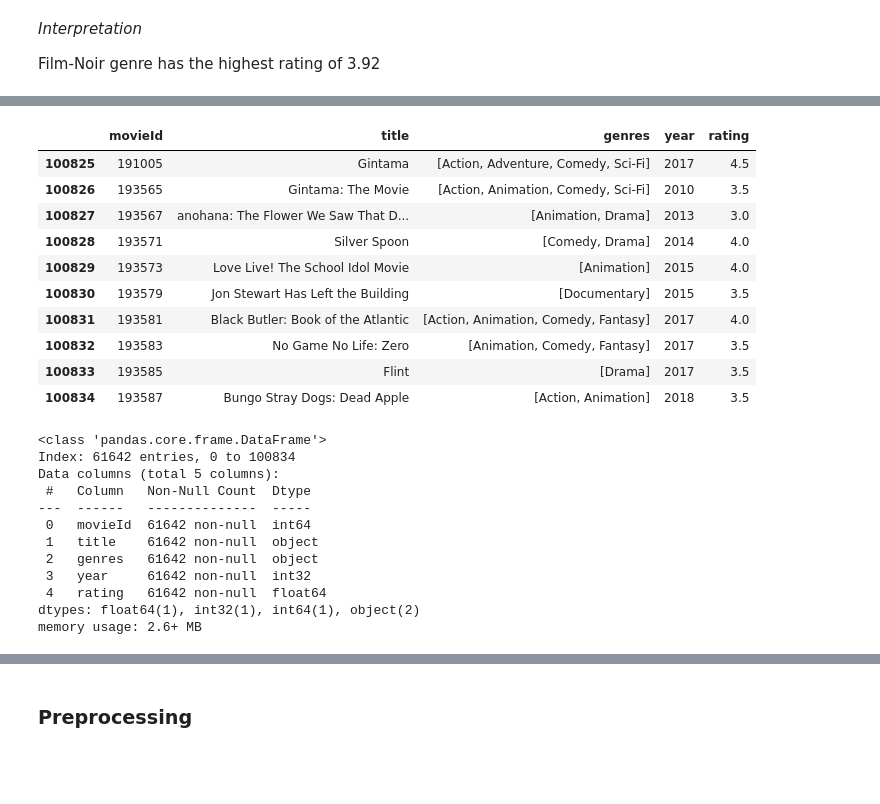
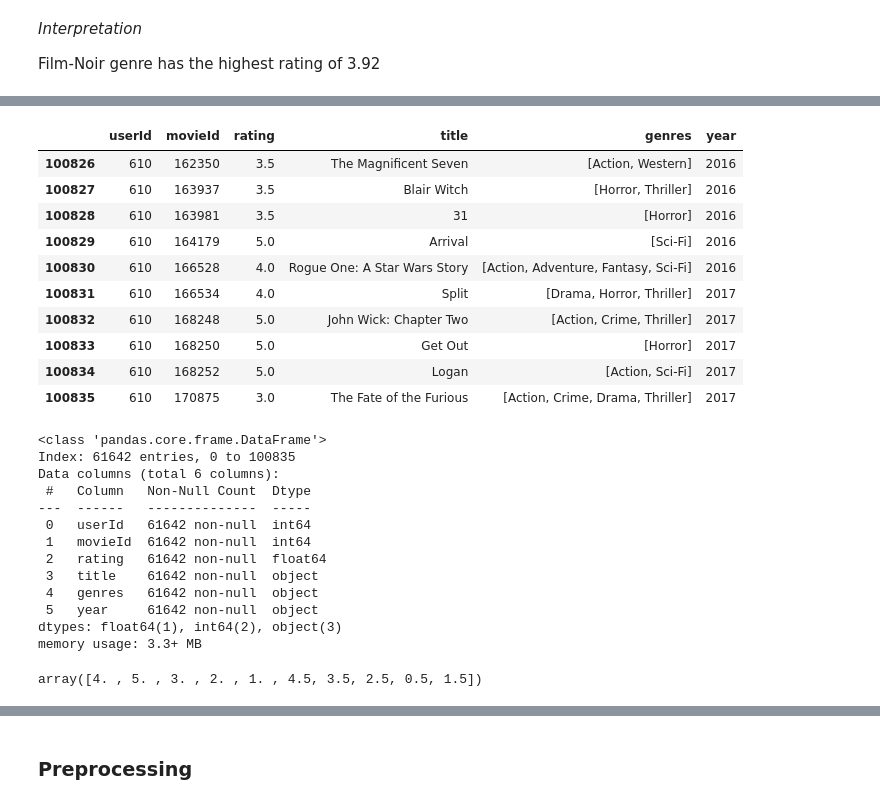
Before and after one commit to dantegaucho/Movie-recommendation-system, a Jupyter notebook: index.ipynb, the cells around one changed output, grey strips where cells are left out. Saved outputs shown, nothing was run; the diff lists cells and outputs as text; code cells hidden in the pictures; blank space fills up the shorter version.

```diff
--- a/index.ipynb
+++ b/index.ipynb
@@ -84,7 +109,3 @@ movie_df.head()
 | 2 | 3 | Grumpier Old Men | Comedy|Romance | 1995 |
 | 3 | 4 | Waiting to Exhale | Comedy|Drama|Romance | 1995 |
 | 4 | 5 | Father of the Bride Part II | Comedy | 1995 |
-# %%
-# make genres an array
-movie_df['genres'] = movie_df['genres'].str.split('|')
-movie_df.head()
@@ -107,0 +112,12 @@ ratings_df.head()
+# %%
+# conert genres to an array
+movie_df['genres'] = movie_df['genres'].apply(lambda x: x if isinstance(x, list) else x.split('|'))
+# create a new dataframe with the genres as columns
+genres_df = pd.DataFrame(mlb.fit_transform(movie_df['genres']),
+                          columns=mlb.classes_,
+                          index=movie_df.index)
+# concatenate the genres dataframe with the movie dataframe
+movie_df = pd.concat([movie_df, genres_df], axis=1)
+# drop the genres column
+movie_df = movie_df.drop(columns=['genres'])
+movie_df.head()
@@ -197,6 +212,9 @@ plt.show()
 ### Visualizing rating per movie
 # %%
 # Rating per movie
+# Merge ratings_df with movie_df to get movie titles
+movie_ratings_df = ratings_df.reset_index().merge(movie_df[['movieId', 'title']], on='movieId', how='left')
+
 plt.figure(figsize=(12, 6))
 movie_ratings_df.groupby('title')['rating'].mean().sort_values(ascending=False).head(10).plot(kind='bar', color='orange', edgecolor='black')
 plt.title('Top 10 Movies by Average Rating')
@@ -208,7 +226,14 @@ plt.show()
 # %% [output]
 [figure]
 # %%
-# plot the distribution of ratings per genre
+# Merge genres from movie_df into movie_ratings_df
+if 'genres' not in movie_ratings_df.columns:
+	# Get genres as a list from movie_df
+	genres_list = pd.read_csv("./data/movies.csv")['genres'].apply(lambda x: x.split('|'))
+	movie_genres = movie_df[['movieId']].copy()
+	movie_genres['genres'] = genres_list
+	movie_ratings_df = movie_ratings_df.merge(movie_genres, on='movieId', how='left')
+
 plt.figure(figsize=(12, 6))
 movie_ratings_df.explode('genres').groupby('genres')['rating'].mean().sort_values(ascending=False).head(10).plot(kind='bar', color='purple', edgecolor='black')
 plt.title('Top 10 Genres by Average Rating')
@@ -265,31 +283,40 @@ Name: count, Length: 107, dtype: int64
 # %%
 # drop year upto 1995
-movie_ratings_df = movie_ratings_df[movie_ratings_df['year'].astype(int) >= 1995]
+if 'year' not in movie_ratings_df.columns:
+	movie_ratings_df = movie_ratings_df.merge(movie_df[['movieId', 'year']], on='movieId', how='left')
+
+movie_ratings_df = movie_ratings_df[movie_ratings_df['year'].astype(float) >= 1995]
 movie_ratings_df.tail(10)
 # %% [output]
-|  | movieId | title | genres | year | rating |
-| 100825 | 191005 | Gintama | [Action, Adventure, Comedy, Sci-Fi] | 2017 | 4.5 |
-| 100826 | 193565 | Gintama: The Movie | [Action, Animation, Comedy, Sci-Fi] | 2010 | 3.5 |
-| 100827 | 193567 | anohana: The Flower We Saw That D... | [Animation, Drama] | 2013 | 3.0 |
-| 100828 | 193571 | Silver Spoon | [Comedy, Drama] | 2014 | 4.0 |
-| 100829 | 193573 | Love Live! The School Idol Movie | [Animation] | 2015 | 4.0 |
-| 100830 | 193579 | Jon Stewart Has Left the Building | [Documentary] | 2015 | 3.5 |
-| 100831 | 193581 | Black Butler: Book of the Atlantic | [Action, Animation, Comedy, Fantasy] | 2017 | 4.0 |
-| 100832 | 193583 | No Game No Life: Zero | [Animation, Comedy, Fantasy] | 2017 | 3.5 |
-| 100833 | 193585 | Flint | [Drama] | 2017 | 3.5 |
-| 100834 | 193587 | Bungo Stray Dogs: Dead Apple | [Action, Animation] | 2018 | 3.5 |
+|  | userId | movieId | rating | title | genres | year |
+| 100826 | 610 | 162350 | 3.5 | The Magnificent Seven | [Action, Western] | 2016 |
+| 100827 | 610 | 163937 | 3.5 | Blair Witch | [Horror, Thriller] | 2016 |
+| 100828 | 610 | 163981 | 3.5 | 31 | [Horror] | 2016 |
+| 100829 | 610 | 164179 | 5.0 | Arrival | [Sci-Fi] | 2016 |
+| 100830 | 610 | 166528 | 4.0 | Rogue One: A Star Wars Story | [Action, Adventure, Fantasy, Sci-Fi] | 2016 |
+| 100831 | 610 | 166534 | 4.0 | Split | [Drama, Horror, Thriller] | 2017 |
+| 100832 | 610 | 168248 | 5.0 | John Wick: Chapter Two | [Action, Crime, Thriller] | 2017 |
+| 100833 | 610 | 168250 | 5.0 | Get Out | [Horror] | 2017 |
+| 100834 | 610 | 168252 | 5.0 | Logan | [Action, Sci-Fi] | 2017 |
+| 100835 | 610 | 170875 | 3.0 | The Fate of the Furious | [Action, Crime, Drama, Thriller] | 2017 |
 # %%
 movie_ratings_df.info()
 # %% [output]
 <class 'pandas.core.frame.DataFrame'>
-Index: 61642 entries, 0 to 100834
-Data columns (total 5 columns):
+Index: 61642 entries, 0 to 100835
+Data columns (total 6 columns):
  #   Column   Non-Null Count  Dtype
 ---  ------   --------------  -----
- 0   movieId  61642 non-null  int64
- 1   title    61642 non-null  object
- 2   genres   61642 non-null  object
- 3   year     61642 non-null  int32
- 4   rating   61642 non-null  float64
-dtypes: float64(1), int32(1), int64(1), object(2)
-memory usage: 2.6+ MB
+ 0   userId   61642 non-null  int64
+ 1   movieId  61642 non-null  int64
+ 2   rating   61642 non-null  float64
+ 3   title    61642 non-null  object
+ 4   genres   61642 non-null  object
+ 5   year     61642 non-null  object
+dtypes: float64(1), int64(2), object(3)
+memory usage: 3.3+ MB
+# %%
+movie_ratings_copy = movie_ratings_df.copy()
+movie_ratings_df['rating'].unique()
+# %% [output]
+array([4. , 5. , 3. , 2. , 1. , 4.5, 3.5, 2.5, 0.5, 1.5])
```
Also changed, not shown: parts of 24 cells of this notebook.
